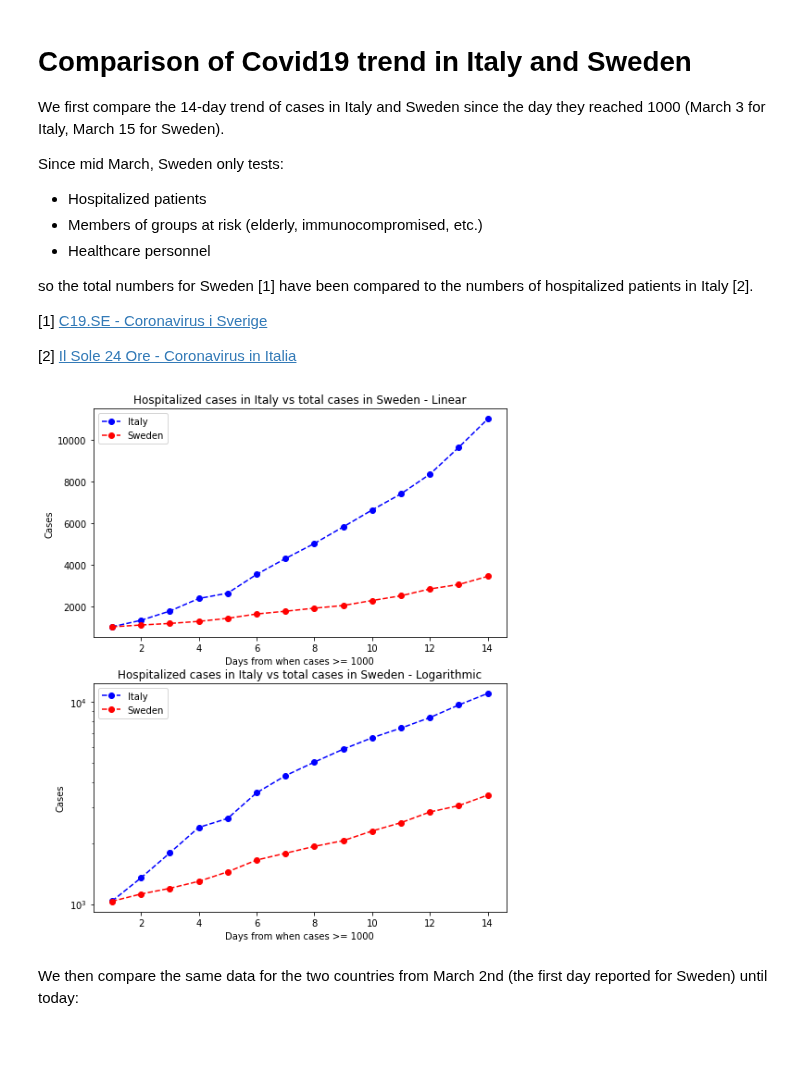
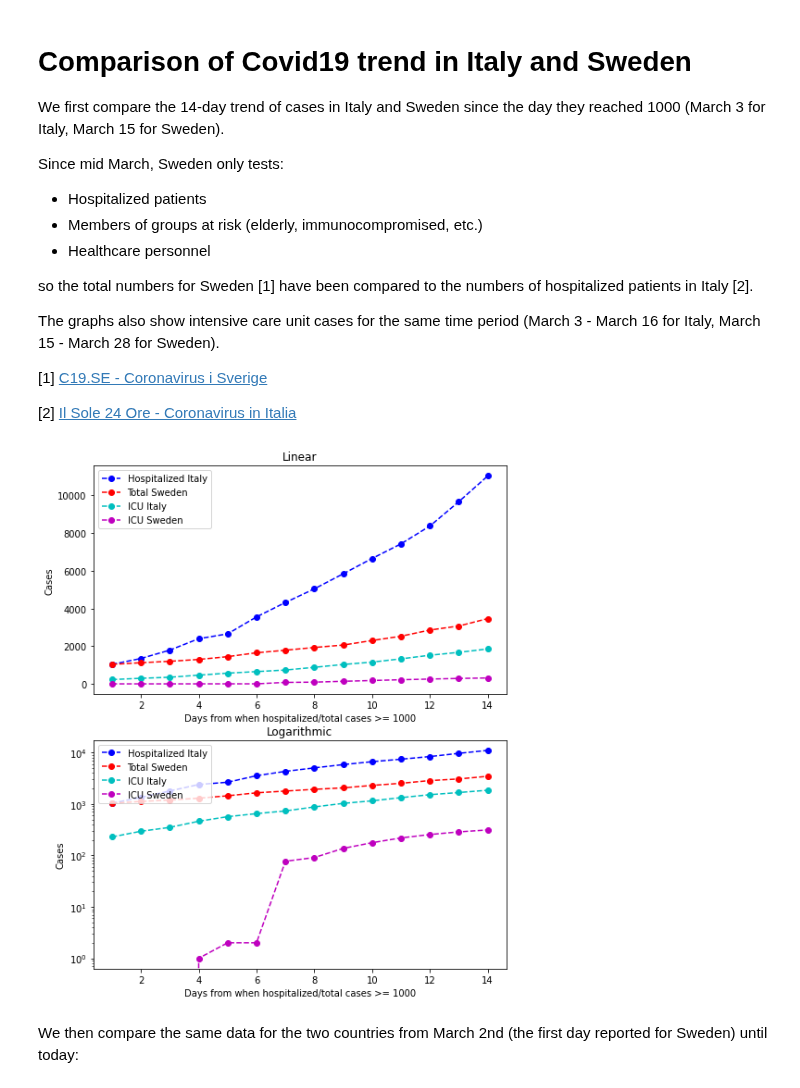
Before and after one commit to eera-l/Covid19-Sweden-Overview, a Jupyter notebook: c19-it-swe.ipynb, the cells around one changed output. Drawn from its saved outputs; the diff is of its cells as text; code cells hidden in the pictures; blank space fills up the shorter version.

```diff
--- a/c19-it-swe.ipynb
+++ b/c19-it-swe.ipynb
@@ -11,43 +11,57 @@ Since mid March, Sweden only tests:
 
 so the total numbers for Sweden [1] have been compared to the numbers of hospitalized patients in Italy [2].
 
+The graphs also show intensive care unit cases for the same time period (March 3 - March 16 for Italy, March 15 - March 28 for Sweden).
+
 [1] [C19.SE - Coronavirus i Sverige](https://c19.se/)
 
 [2] [Il Sole 24 Ore - Coronavirus in Italia](https://lab24.ilsole24ore.com/coronavirus/)
 # %%
 import numpy as np
 import matplotlib.pyplot as plt
 
 italy_hospitalized = [1034, 1346, 1790, 2394, 2651, 3550, 4316,
                      5038, 5838, 6650, 7426, 8372, 9663, 11025]
 sweden_total = [1032, 1121, 1196, 1295, 1443, 1650, 1784,
                 1929, 2059, 2299, 2527, 2855, 3069, 3460]
 
+italy_icu = [229, 295, 351, 462, 567,
+             650, 733, 877, 1028, 1153,
+             1328, 1518, 1672, 1851]
+
+sweden_icu = [0, 0, 0, 1, 2, 2,
+              77, 91, 137, 177, 219,
+              255, 287, 313]
+
 x = np.arange(1, 15)
 
 fig = plt.figure()
 ax1 = fig.add_subplot(211)
-ax1.plot(x, italy_hospitalized, '--bo', label='Italy')
-ax1.plot(x, sweden_total, '--ro', label='Sweden')
+ax1.plot(x, italy_hospitalized, '--bo', label='Hospitalized Italy')
+ax1.plot(x, sweden_total, '--ro', label='Total Sweden')
+ax1.plot(x, italy_icu, '--co', label='ICU Italy')
+ax1.plot(x, sweden_icu, '--mo', label='ICU Sweden')
 ax1.legend(loc="upper left")
-ax1.set_title('Hospitalized cases in Italy vs total cases in Sweden - Linear')
-ax1.set_xlabel('Days from when cases >= 1000')
+ax1.set_title('Linear')
+ax1.set_xlabel('Days from when hospitalized/total cases >= 1000')
 ax1.set_ylabel('Cases')
 
 ax2 = fig.add_subplot(212)
-ax2.plot(x, italy_hospitalized, '--bo', label='Italy')
-ax2.plot(x, sweden_total, '--ro', label='Sweden')
+ax2.plot(x, italy_hospitalized, '--bo', label='Hospitalized Italy')
+ax2.plot(x, sweden_total, '--ro', label='Total Sweden')
+ax2.plot(x, italy_icu, '--co', label='ICU Italy')
+ax2.plot(x, sweden_icu, '--mo', label='ICU Sweden')
 ax2.legend(loc="upper left")
-ax2.set_title('Hospitalized cases in Italy vs total cases in Sweden - Logarithmic')
-ax2.set_xlabel('Days from when cases >= 1000')
+ax2.set_title('Logarithmic')
+ax2.set_xlabel('Days from when hospitalized/total cases >= 1000')
 ax2.set_ylabel('Cases')
 ax2.set_yscale('log')
 
 fig.set_figheight(10)
 fig.set_figwidth(8)
 plt.show()
 # %% [output]
-[figure, old version]
+[figure, new version]
 # %% [markdown]
 We then compare the same data for the two countries from March 2nd (the first day reported for Sweden) until today:
 # %%
```
